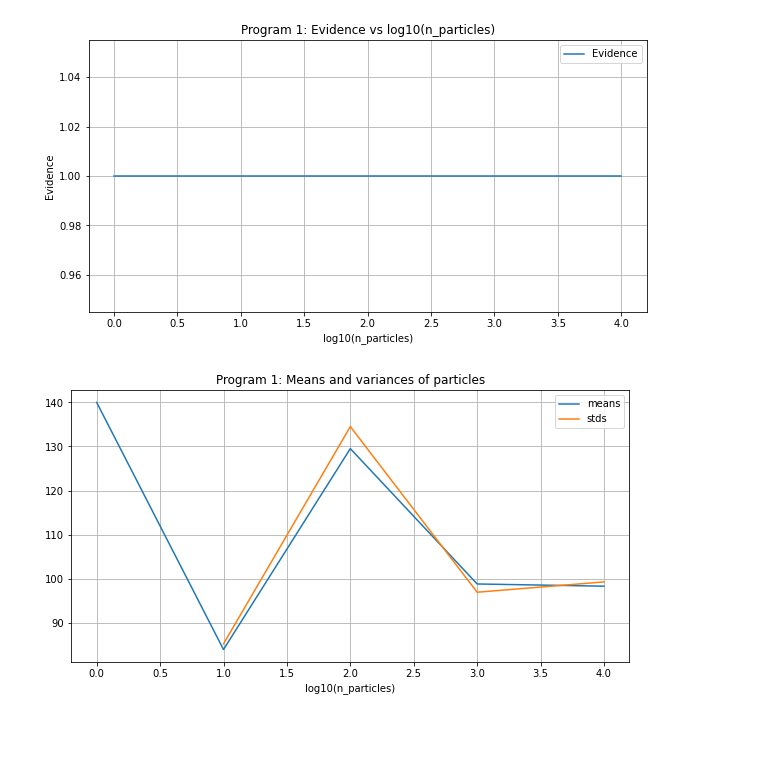
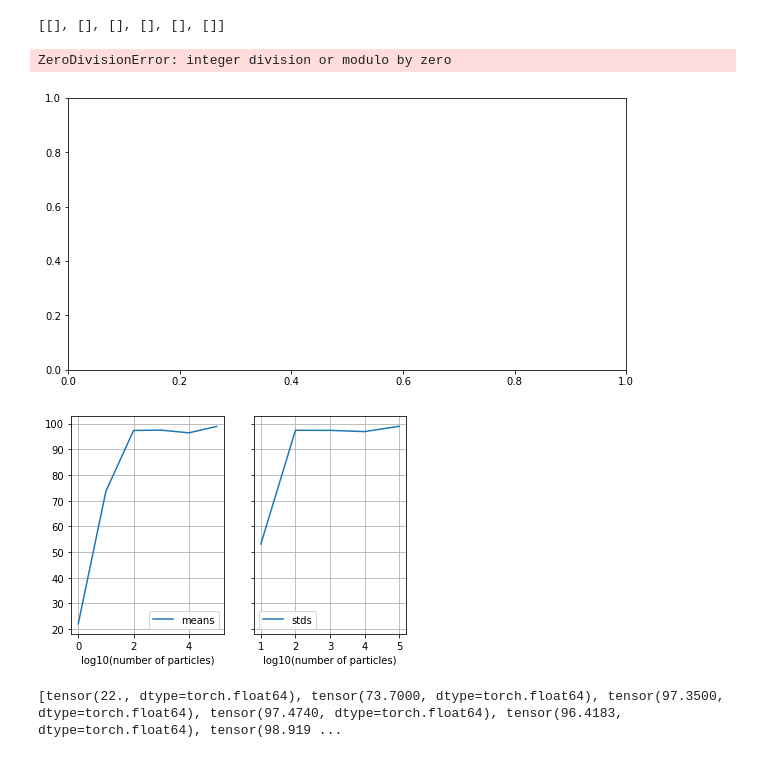
Before and after one commit to aliseyfi75/Probabilistic-Programming, a Jupyter notebook: Assignment_6/SMC_plots.ipynb, the cells around one changed output. Cells and saved outputs as stored; diff of their text form; code cells hidden in the pictures; blank space fills up the shorter version.

```diff
--- a/Assignment_6/SMC_plots.ipynb
+++ b/Assignment_6/SMC_plots.ipynb
@@ -31,26 +33,43 @@ KeyboardInterrupt:
+# %%
+program_1['logZ']
+# %% [output]
+[[], [], [], [], [], []]
 # %%
-plt.figure(figsize=(10, 5))
+fig = plt.figure(figsize=(10, 5))
 data = np.exp(np.array(program_1['logZ']))
 plt.plot(range(len(data)), data, label='Evidence')
-plt.title('Program 1: Evidence vs log10(n_particles)')
-plt.xlabel('log10(n_particles)')
+plt.title('Program 1: Evidence vs log10(number of particles)')
+plt.xlabel('log10(number of particles)')
 plt.ylabel('Evidence')
 plt.grid()
 plt.legend()
 plt.show()
+fig.savefig('Figures/Evidence_1.png')
 # %% [output]
+ZeroDivisionError: integer division or modulo by zero
-[figure, old version]
+[figure, new version]
 # %%
 means = [torch.stack(t).double().mean() for t in program_1['particles']]
 stds = [torch.stack(t).double().std() for t in program_1['particles']]
-plt.figure(figsize=(10, 5))
-plt.plot(range(len(means)), means, label='means')
-plt.plot(range(len(stds)), stds, label='stds')
-plt.title('Program 1: Means and variances of particles')
-plt.xlabel('log10(n_particles)')
-plt.grid()
-plt.legend()
+f, (ax1, ax2) = plt.subplots(1, 2, sharey=True)
+ax1.plot(range(len(means)), means, label='means')
+# ax1.title('Program 1: Means of particles')
+ax1.set_xlabel('log10(number of particles)')
+ax1.grid()
+ax1.legend()
+
+ax2.plot(range(len(stds)), stds, label='stds')
+# ax1.title('Program 1: Std of particles')
+ax2.set_xlabel('log10(number of particles)')
+ax2.grid()
+ax2.legend()
 plt.show()
+
+f.savefig('Figures/Mean-Std_1.png')
 # %% [output]
-[figure, old version]
+[figure, new version]
+# %%
+print(means)
+# %% [output]
+[tensor(22., dtype=torch.float64), tensor(73.7000, dtype=torch.float64), tensor(97.3500, dtype=torch.float64), tensor(97.4740, dtype=torch.float64), tensor(96.4183, dtype=torch.float64), tensor(98.919 ...
 # %%
```
Also changed, not shown: parts of 36 cells of this notebook, 1 other file.
